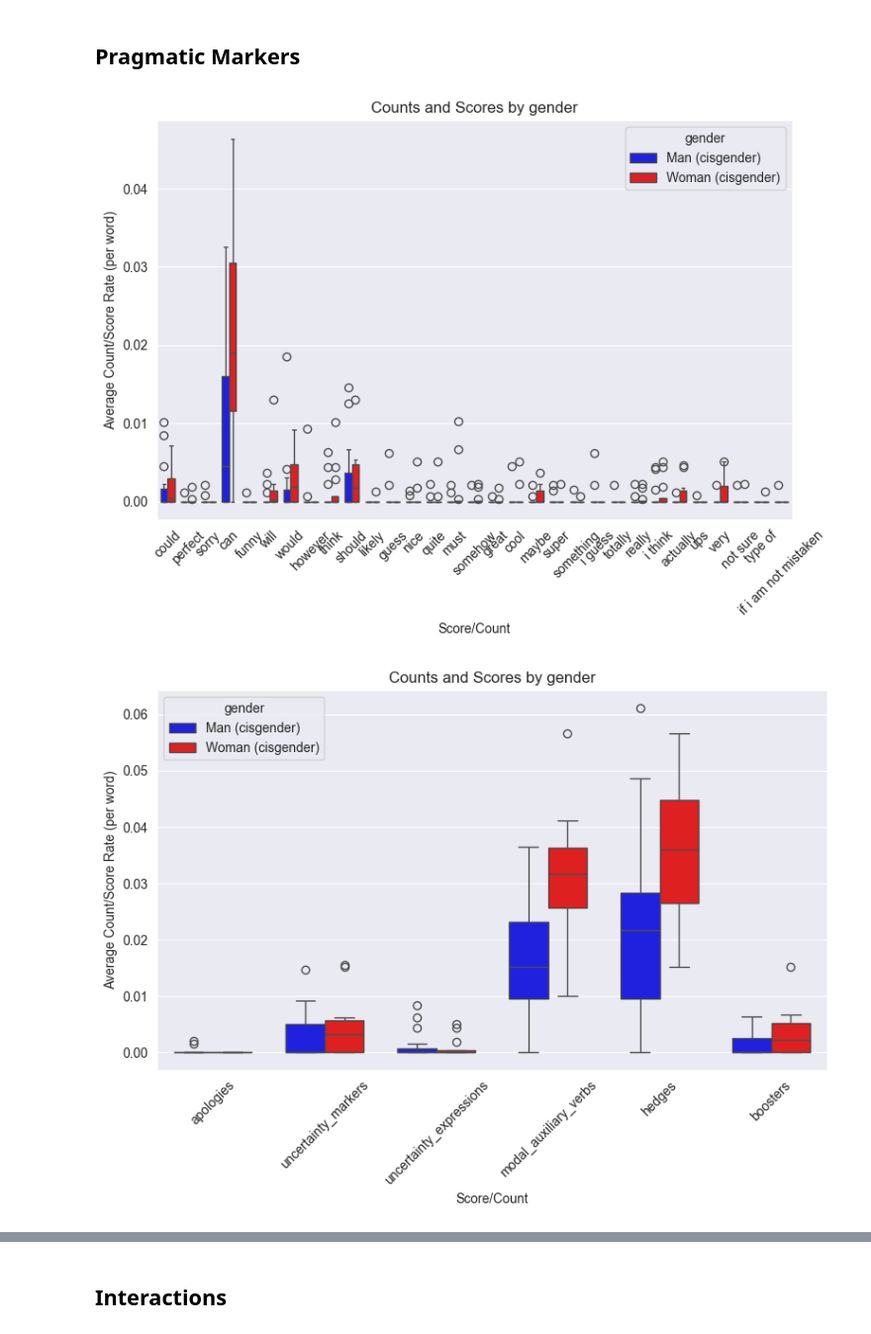
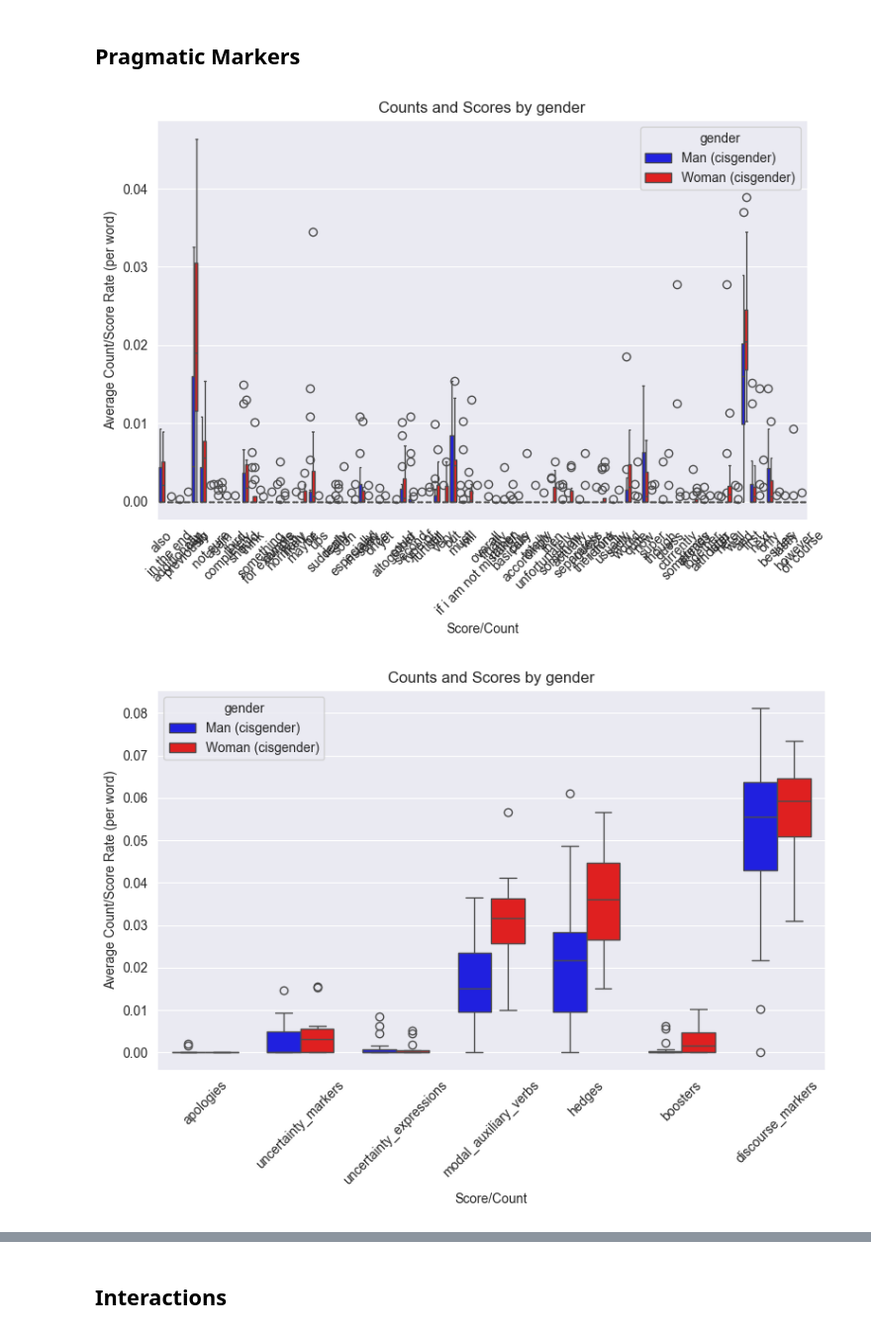
Before and after one commit to Mayaryin/GenderInfluenceInCodeGeneration, a Jupyter notebook: notebooks/prompt_analysis/03_Word Count Analyses.ipynb, the cells around one changed output, grey strips where cells are left out. Shown: that part at 99% size. Drawn from its saved outputs; the diff is of its cells as text; code cells hidden in the pictures.

```diff
--- a/notebooks/prompt_analysis/03_Word Count Analyses.ipynb
+++ b/notebooks/prompt_analysis/03_Word Count Analyses.ipynb
@@ -195,42 +198,27 @@ informal_language = colloquial + abbreviations + interjections + strong_language
 ################ Pragmatic Markers
 
 apologies = ['sorry', 'sry', 'ups']
-uncertainty_markers = ['maybe', 'type of', 'likely', 'guess', 'not sure', 'think', 'somehow', 'however', 'something', 'quite', 'actually', 'right?']
-uncertainty_expressions = ['if i am not mistaken', 'i think', 'i guess']
+uncertainty_markers = ['maybe', 'type of', 'likely', 'guess', 'not sure', 'think', 'somehow', 'however', 'something', 'quite', 'actually']
+uncertainty_expressions = ['if i am not mistaken', 'i think', 'i guess', 'right?']
 modal_auxiliary_verbs= ['would', 'can', 'will', 'should', 'could', 'must']
 
 hedges = apologies + uncertainty_markers + modal_auxiliary_verbs + uncertainty_expressions
 
-boosters = ['cool', 'great', 'totally', 'perfect', 'nice', 'funny', 'very', 'really', 'absolutely', 'super'] # check defintion of boosters again
+boosters = ["of course", "completely", "totally", "never", "always", "really", "very", "super"]
 # good is never used as booster in the data
-#intensifiers?
 
-########## Discourse Markers
-## actually adverbs
+# "assurance markers": count the number of prompts that have a booster at the beginning as annotated in categorized prompts ('cool', 'great', 'totally', 'perfect', 'nice')
 
-structuring_markers = [
-    "first", "second", "third", "lastly", "finally", "next", "then", "in the end", "overall", "altogether", "soon", "later", "previously", "now", "currently", "again", "further", "once", "separately"
-]
-
-# Contrast/Connection markers (signal contrast, addition, cause/effect, alternatives)
-connection_markers = [
+discourse_markers =  [
+    "first", "second", "third", "lastly", "finally", "next", "then", "in the end", "overall", "altogether", "soon", "later", "previously", "now", "currently", "again", "further", "once", "separately",
     "and", "but", "however", "yet", "although", "though", "instead", "or", "otherwise", "also", "besides", "additionally", "moreover", "plus", "thus",
-    "therefore", "so", "accordingly", "rather", "still", "for example", "already", "recently", "sometimes", "suddenly", "together"
-]
-
-# Commentary/Interaction markers (speaker attitude, stance, engagement)
-interaction_markers = [
-    "well", "actually", "basically", "maybe", "only", "really", "sadly", "unfortunately", "especially", "normally", "usually", "here", 'great']
+    "therefore", "so", "accordingly", "rather", "still", "for example", "already", "recently", "sometimes", "suddenly", "together",
+    "well", "basically", "only", "sadly", "unfortunately", "especially", "normally", "usually", "here"]
 
 # stopwords
 nlp = spacy.load("en_core_web_sm")
 stop_words = list(nlp.Defaults.stop_words)
 print(len(stop_words))
 print(stop_words)
-
-
-
-## interesting bigrams
-# can you, can you help, let us
 # %% [output]
 326
@@ -420,16 +367,17 @@ overall_results
 # %% [markdown]
 ## Pragmatic Markers
 # %%
-prag_marker_types = ['apologies', 'uncertainty_markers', 'uncertainty_expressions', 'modal_auxiliary_verbs', 'hedges', 'boosters']
-prag_marker_lists = [apologies, uncertainty_markers, uncertainty_expressions, modal_auxiliary_verbs, hedges, boosters]
+prag_marker_types = ['apologies', 'uncertainty_markers', 'uncertainty_expressions', 'modal_auxiliary_verbs', 'hedges', 'boosters', 'discourse_markers']
+prag_marker_lists = [apologies, uncertainty_markers, uncertainty_expressions, modal_auxiliary_verbs, hedges, boosters, discourse_markers]
 prag_marker_cols = sum(prag_marker_lists, [])
 
 prag_marker_counts = count(user_prompts, 'all_prag_markers', prag_marker_types, prag_marker_lists)
 
 zero_cols = prag_marker_counts.columns[(prag_marker_counts.fillna(0.0) == 0.0).all()].tolist()
 prag_marker_cols = list(set(prag_marker_cols) - set(zero_cols))
 box_plot(prag_marker_counts, ['user_id', 'gender'], prag_marker_cols, 'Marker', 'Normalized Rate (100 Words)', 'gender', gender_palette)
 box_plot(prag_marker_counts, ['user_id', 'gender'], prag_marker_types, 'Marker', 'Normalized Rate (100 Words)', 'gender', gender_palette)
+box_plot(prag_marker_counts, ['user_id', 'gender'], ['all_prag_markers'], 'Marker', 'Normalized Rate (100 Words)', 'gender', gender_palette)
 # %% [output]
-[figure, old version]
+[figure, new version]
-[figure, old version]
+[figure, new version]
```
Also changed, not shown: parts of 17 cells of this notebook, 10 other files.
